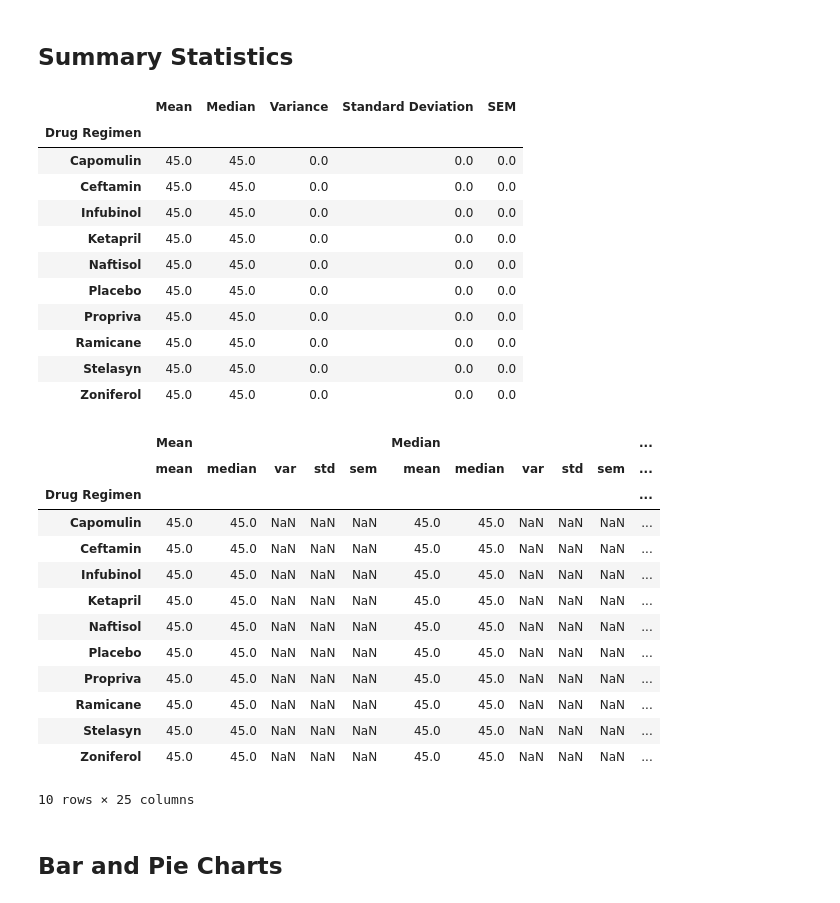
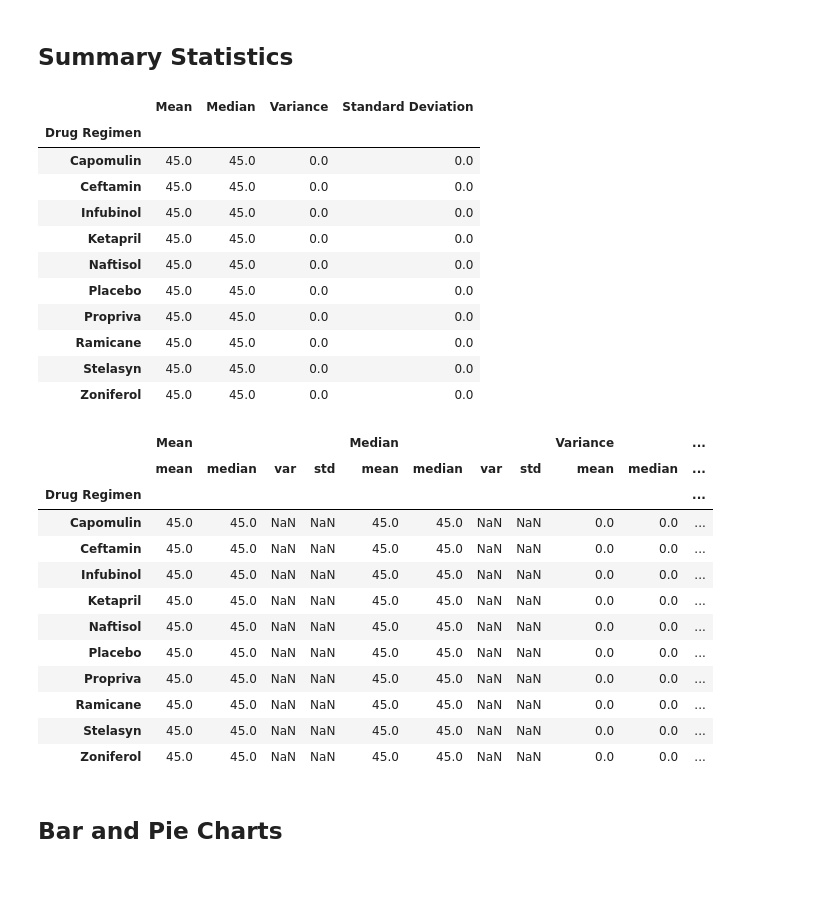
Before and after one commit to kaylajgranados/Pharmaceutical-Treatment-Testing, a Jupyter notebook: pymaceuticals_starter.ipynb, the cells around one changed output. Drawn from its saved outputs; the diff is of its cells as text; code cells hidden in the pictures.

```diff
--- a/pymaceuticals_starter.ipynb
+++ b/pymaceuticals_starter.ipynb
@@ -106,63 +90,64 @@ print(mice_count_no_duplicates)
 # %% [markdown]
 ## Summary Statistics
 # %%
+# The numbers are all the same. I don't think this is correct.
+# Ideally there would be summary statistics here, but yes my output from these questions doesn't look correct. Could I look at another one of the fields?
+
+
 # Generate a summary statistics table of mean, median, variance, standard deviation, and SEM of the tumor volume for each regimen
 
 # Use groupby and summary statistical methods to calculate the following properties of each drug regimen:
 # mean, median, variance, standard deviation, and SEM of the tumor volume.
-
-mean_volume_complete = mouse_study_no_duplicates.groupby(["Drug Regimen"]).mean()["Tumor Volume (mm3)"]
-median_volume_complete = mouse_study_no_duplicates.groupby(["Drug Regimen"]).median()["Tumor Volume (mm3)"]
+mean_volume = duplicates_dropped.groupby(["Drug Regimen"]).mean()["Tumor Volume (mm3)"]
+median_volume = duplicates_dropped.groupby(["Drug Regimen"]).median()["Tumor Volume (mm3)"]
 
 #variance
-var_volume_complete = mouse_study_no_duplicates.groupby(["Drug Regimen"]).var()["Tumor Volume (mm3)"]
+var_volume = duplicates_dropped.groupby(["Drug Regimen"]).var()["Tumor Volume (mm3)"]
 
 #standard deviation
-std_volume_complete = mouse_study_no_duplicates.groupby(["Drug Regimen"]).std()["Tumor Volume (mm3)"]
+std_volume = duplicates_dropped.groupby(["Drug Regimen"]).std()["Tumor Volume (mm3)"]
 
-#SEM
-sem_volume_complete = mouse_study_no_duplicates.groupby(["Drug Regimen"]).sem()["Tumor Volume (mm3)"]
 
 # Assemble the resulting series into a single summary dataframe.
-complete_volume_df = pd.DataFrame({"Mean": mean_volume_complete,
-                              "Median": median_volume_complete,
-                              "Variance": var_volume_complete,
-                              "Standard Deviation": std_volume_complete,
-                              "SEM": sem_volume_complete})
+complete_volume_df = pd.DataFrame({"Mean": mean_volume,
+                              "Median": median_volume,
+                              "Variance": var_volume,
+                              "Standard Deviation": std_volume})
 
 complete_volume_df
 # %% [output]
-|  | Mean | Median | Variance | Standard Deviation | SEM |
-| Drug Regimen |  |  |  |  |  |
-| Capomulin | 45.0 | 45.0 | 0.0 | 0.0 | 0.0 |
-| Ceftamin | 45.0 | 45.0 | 0.0 | 0.0 | 0.0 |
-| Infubinol | 45.0 | 45.0 | 0.0 | 0.0 | 0.0 |
-| Ketapril | 45.0 | 45.0 | 0.0 | 0.0 | 0.0 |
-| Naftisol | 45.0 | 45.0 | 0.0 | 0.0 | 0.0 |
-| Placebo | 45.0 | 45.0 | 0.0 | 0.0 | 0.0 |
-| Propriva | 45.0 | 45.0 | 0.0 | 0.0 | 0.0 |
-| Ramicane | 45.0 | 45.0 | 0.0 | 0.0 | 0.0 |
-| Stelasyn | 45.0 | 45.0 | 0.0 | 0.0 | 0.0 |
-| Zoniferol | 45.0 | 45.0 | 0.0 | 0.0 | 0.0 |
+|  | Mean | Median | Variance | Standard Deviation |
+| Drug Regimen |  |  |  |  |
+| Capomulin | 45.0 | 45.0 | 0.0 | 0.0 |
+| Ceftamin | 45.0 | 45.0 | 0.0 | 0.0 |
+| Infubinol | 45.0 | 45.0 | 0.0 | 0.0 |
+| Ketapril | 45.0 | 45.0 | 0.0 | 0.0 |
+| Naftisol | 45.0 | 45.0 | 0.0 | 0.0 |
+| Placebo | 45.0 | 45.0 | 0.0 | 0.0 |
+| Propriva | 45.0 | 45.0 | 0.0 | 0.0 |
+| Ramicane | 45.0 | 45.0 | 0.0 | 0.0 |
+| Stelasyn | 45.0 | 45.0 | 0.0 | 0.0 |
+| Zoniferol | 45.0 | 45.0 | 0.0 | 0.0 |
 # %%
-# Generate a summary statistics table of mean, median, variance, standard deviation, and SEM of the tumor volume for each regimen
+#This does not look correct..
+
+# Generate a summary statistics table of mean, median, variance, standard deviation, and of the tumor volume for each regimen
 # Using the aggregation method, produce the same summary statistics in a single line
-complete_volume_df.groupby(["Drug Regimen"]).agg(["mean", "median", "var","std","sem"])
+complete_volume_df.groupby(["Drug Regimen"]).agg(["mean", "median", "var","std"])
 # %% [output]
-|  | Mean |  |  |  |  | Median |  |  |  |  | ... |
-|  | mean | median | var | std | sem | mean | median | var | std | sem | ... |
+|  | Mean |  |  |  | Median |  |  |  | Variance |  | ... |
+|  | mean | median | var | std | mean | median | var | std | mean | median | ... |
 | Drug Regimen |  |  |  |  |  |  |  |  |  |  | ... |
-| Capomulin | 45.0 | 45.0 | NaN | NaN | NaN | 45.0 | 45.0 | NaN | NaN | NaN | ... |
-| Ceftamin | 45.0 | 45.0 | NaN | NaN | NaN | 45.0 | 45.0 | NaN | NaN | NaN | ... |
-| Infubinol | 45.0 | 45.0 | NaN | NaN | NaN | 45.0 | 45.0 | NaN | NaN | NaN | ... |
-| Ketapril | 45.0 | 45.0 | NaN | NaN | NaN | 45.0 | 45.0 | NaN | NaN | NaN | ... |
-| Naftisol | 45.0 | 45.0 | NaN | NaN | NaN | 45.0 | 45.0 | NaN | NaN | NaN | ... |
-| Placebo | 45.0 | 45.0 | NaN | NaN | NaN | 45.0 | 45.0 | NaN | NaN | NaN | ... |
-| Propriva | 45.0 | 45.0 | NaN | NaN | NaN | 45.0 | 45.0 | NaN | NaN | NaN | ... |
-| Ramicane | 45.0 | 45.0 | NaN | NaN | NaN | 45.0 | 45.0 | NaN | NaN | NaN | ... |
-| Stelasyn | 45.0 | 45.0 | NaN | NaN | NaN | 45.0 | 45.0 | NaN | NaN | NaN | ... |
-| Zoniferol | 45.0 | 45.0 | NaN | NaN | NaN | 45.0 | 45.0 | NaN | NaN | NaN | ... |
+| Capomulin | 45.0 | 45.0 | NaN | NaN | 45.0 | 45.0 | NaN | NaN | 0.0 | 0.0 | ... |
+| Ceftamin | 45.0 | 45.0 | NaN | NaN | 45.0 | 45.0 | NaN | NaN | 0.0 | 0.0 | ... |
+| Infubinol | 45.0 | 45.0 | NaN | NaN | 45.0 | 45.0 | NaN | NaN | 0.0 | 0.0 | ... |
+| Ketapril | 45.0 | 45.0 | NaN | NaN | 45.0 | 45.0 | NaN | NaN | 0.0 | 0.0 | ... |
+| Naftisol | 45.0 | 45.0 | NaN | NaN | 45.0 | 45.0 | NaN | NaN | 0.0 | 0.0 | ... |
+| Placebo | 45.0 | 45.0 | NaN | NaN | 45.0 | 45.0 | NaN | NaN | 0.0 | 0.0 | ... |
+| Propriva | 45.0 | 45.0 | NaN | NaN | 45.0 | 45.0 | NaN | NaN | 0.0 | 0.0 | ... |
+| Ramicane | 45.0 | 45.0 | NaN | NaN | 45.0 | 45.0 | NaN | NaN | 0.0 | 0.0 | ... |
+| Stelasyn | 45.0 | 45.0 | NaN | NaN | 45.0 | 45.0 | NaN | NaN | 0.0 | 0.0 | ... |
+| Zoniferol | 45.0 | 45.0 | NaN | NaN | 45.0 | 45.0 | NaN | NaN | 0.0 | 0.0 | ... |
-10 rows × 25 columns
 # %% [markdown]
 ## Bar and Pie Charts
 # %%
```
Also changed, not shown: parts of 16 cells of this notebook.
